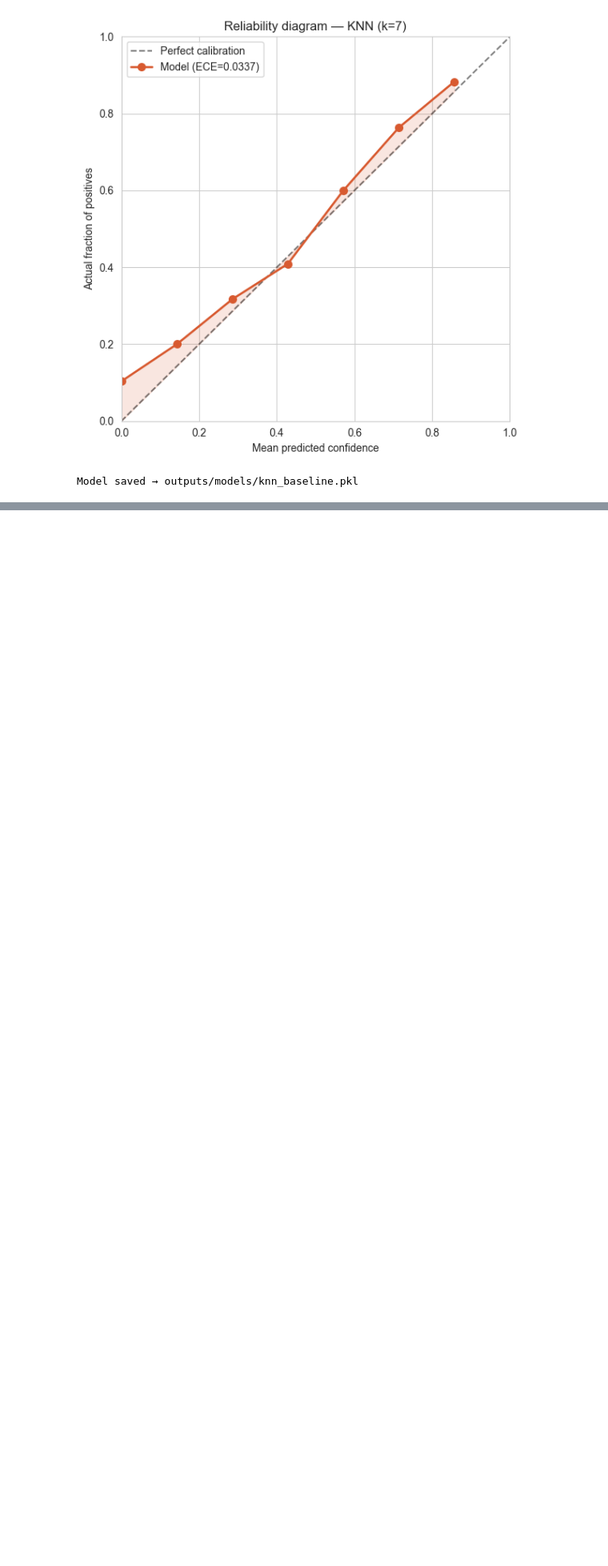
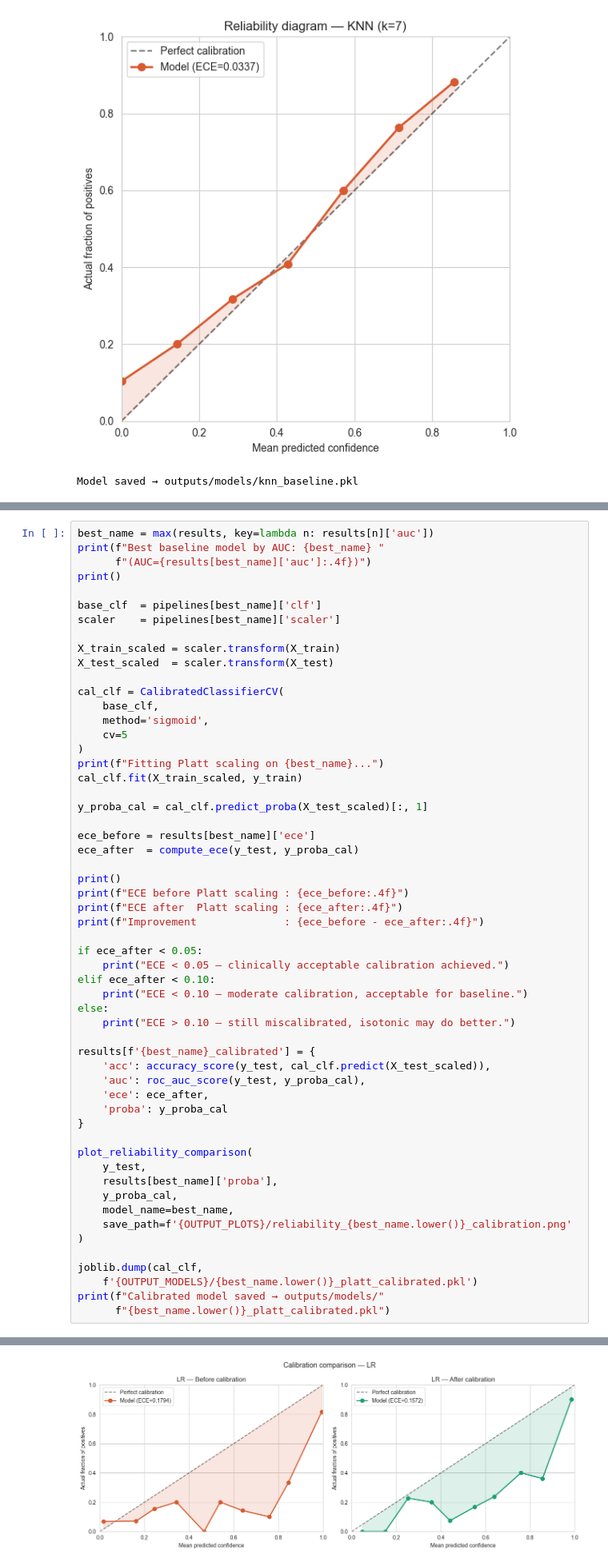
Before and after one commit to Dibya-z/Robust-Medical-Vision, a Jupyter notebook: notebooks/notebook_01_baseline.ipynb, the cells around one changed output, grey strips where cells are left out. Shown at 80% size. Drawn from its saved outputs; the diff is of its cells as text; blank space fills up the shorter version.

Commit message:
model calibration

```diff
--- a/notebooks/notebook_01_baseline.ipynb
+++ b/notebooks/notebook_01_baseline.ipynb
@@ -938,0 +954,57 @@ Model saved → outputs/models/knn_baseline.pkl
+# %%
+best_name = max(results, key=lambda n: results[n]['auc'])
+print(f"Best baseline model by AUC: {best_name} "
+      f"(AUC={results[best_name]['auc']:.4f})")
+print()
+
+base_clf  = pipelines[best_name]['clf']
+scaler    = pipelines[best_name]['scaler']
+
+X_train_scaled = scaler.transform(X_train)
+X_test_scaled  = scaler.transform(X_test)
+
+cal_clf = CalibratedClassifierCV(
+    base_clf,
+    method='sigmoid',
+    cv=5
+)
+print(f"Fitting Platt scaling on {best_name}...")
+cal_clf.fit(X_train_scaled, y_train)
+
+y_proba_cal = cal_clf.predict_proba(X_test_scaled)[:, 1]
+
+ece_before = results[best_name]['ece']
+ece_after  = compute_ece(y_test, y_proba_cal)
+
+print()
+print(f"ECE before Platt scaling : {ece_before:.4f}")
+print(f"ECE after  Platt scaling : {ece_after:.4f}")
+print(f"Improvement              : {ece_before - ece_after:.4f}")
+
+if ece_after < 0.05:
+    print("ECE < 0.05 — clinically acceptable calibration achieved.")
+elif ece_after < 0.10:
+    print("ECE < 0.10 — moderate calibration, acceptable for baseline.")
+else:
+    print("ECE > 0.10 — still miscalibrated, isotonic may do better.")
+
+results[f'{best_name}_calibrated'] = {
+    'acc': accuracy_score(y_test, cal_clf.predict(X_test_scaled)),
+    'auc': roc_auc_score(y_test, y_proba_cal),
+    'ece': ece_after,
+    'proba': y_proba_cal
+}
+
+plot_reliability_comparison(
+    y_test,
+    results[best_name]['proba'],
+    y_proba_cal,
+    model_name=best_name,
+    save_path=f'{OUTPUT_PLOTS}/reliability_{best_name.lower()}_calibration.png'
+)
+
+joblib.dump(cal_clf,
+    f'{OUTPUT_MODELS}/{best_name.lower()}_platt_calibrated.pkl')
+print(f"Calibrated model saved → outputs/models/"
+      f"{best_name.lower()}_platt_calibrated.pkl")
+# %% [output]
@@ -938,0 +1020 @@ Model saved → outputs/models/knn_baseline.pkl
+[figure, added]
```
Also changed, not shown: parts of 6 cells of this notebook.
